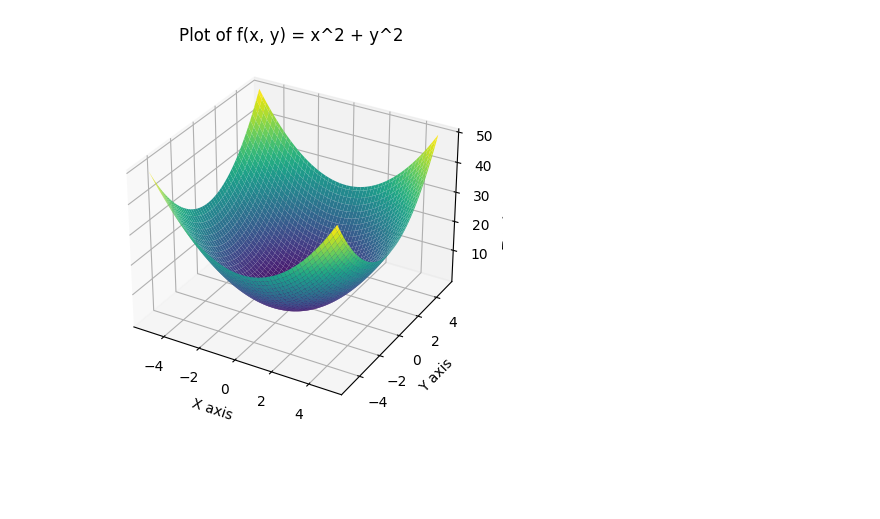
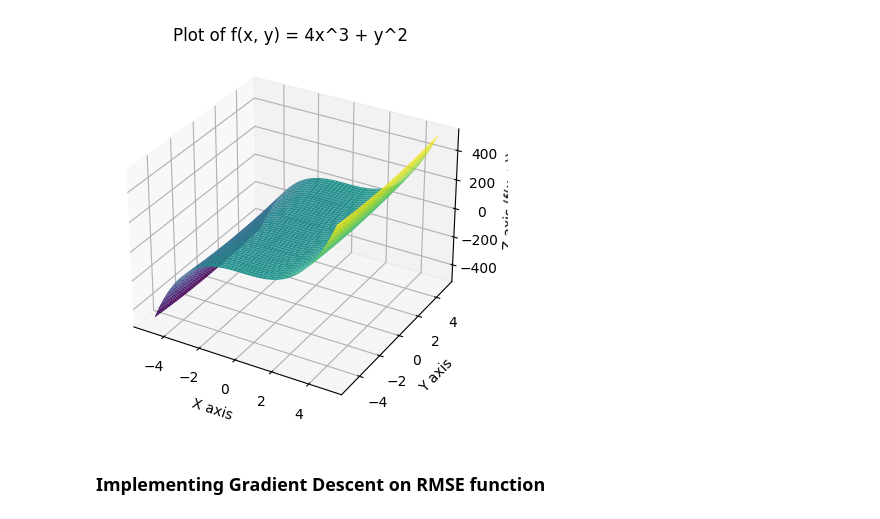
Before and after one commit to Yukesh432/pytorch-learning, a Jupyter notebook: optimizers/optimizer.ipynb, the cells around one changed output. Cells and saved outputs as stored; diff of their text form; code cells hidden in the pictures; blank space fills up the shorter version.

Commit message:
update:convex optimization using gradient descent

```diff
--- a/optimizers/optimizer.ipynb
+++ b/optimizers/optimizer.ipynb
@@ -78,22 +78,24 @@ Optimized y: 0.0005786427109299364
 # %%
 import numpy as np
 import matplotlib.pyplot as plt
 from mpl_toolkits.mplot3d import Axes3D
 
 x = np.linspace(-5, 5, 100)
 y = np.linspace(-5, 5, 100)
 x, y = np.meshgrid(x, y)
-z = x**2 + y**2
+z = 4*x**3 + y**2
 
 fig = plt.figure()
 ax = fig.add_subplot(111, projection='3d')
 ax.plot_surface(x, y, z, cmap='viridis')
 
 ax.set_xlabel('X axis')
 ax.set_ylabel('Y axis')
 ax.set_zlabel('Z axis (f(x, y))')
-ax.set_title('Plot of f(x, y) = x^2 + y^2')
+ax.set_title('Plot of f(x, y) = 4x^3 + y^2')
 
 plt.show()
 # %% [output]
-[figure, old version]
+[figure, new version]
+# %% [markdown]
+### Implementing Gradient Descent on RMSE function
```
Also changed, not shown: parts of 1 cell of this notebook.
